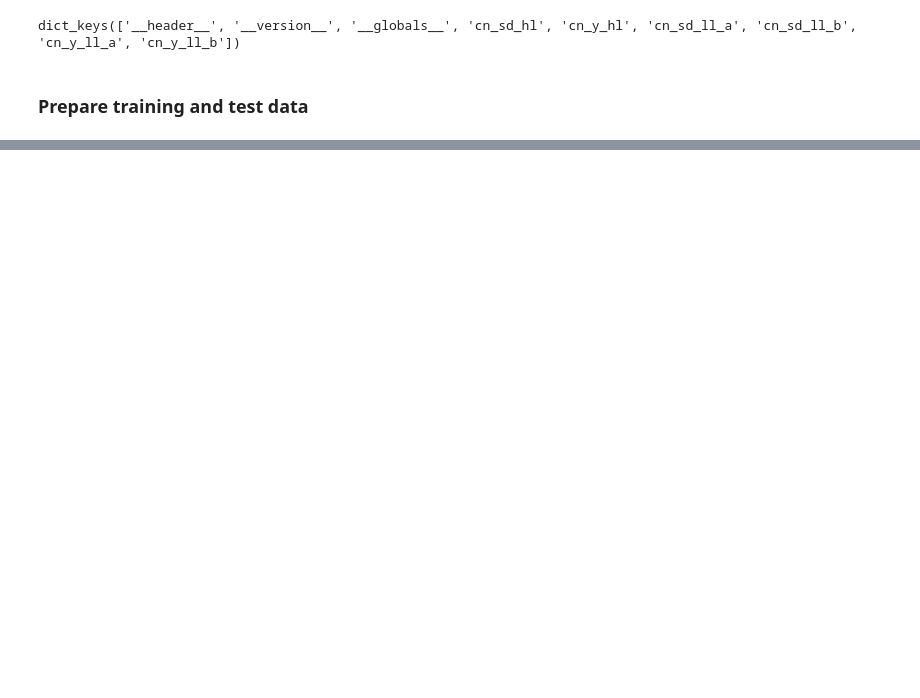
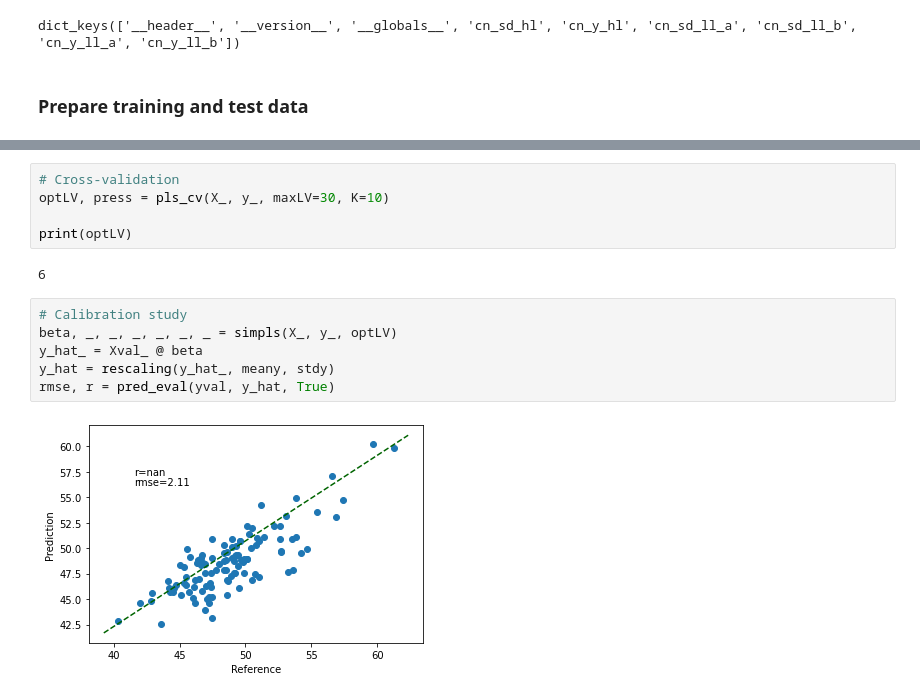
Before and after one commit to matsunori39/Small-Data-Analysis-and-Machine-Learning, a Jupyter notebook: Small_Data_Analysis_and_Machine_Learning.ipynb, the cells around one changed output, grey strips where cells are left out. Saved outputs shown, nothing was run; the diff lists cells and outputs as text; blank space fills up the shorter version.

```diff
--- a/Small_Data_Analysis_and_Machine_Learning.ipynb
+++ b/Small_Data_Analysis_and_Machine_Learning.ipynb
@@ -987,0 +1067,15 @@ import numpy as np
+# %%
+# Cross-validation
+optLV, press = pls_cv(X_, y_, maxLV=30, K=10)
+
+print(optLV)
+# %% [output]
+6
+# %%
+# Calibration study
+beta, _, _, _, _, _, _ = simpls(X_, y_, optLV)
+y_hat_ = Xval_ @ beta
+y_hat = rescaling(y_hat_, meany, stdy)
+rmse, r = pred_eval(yval, y_hat, True)
+# %% [output]
+[figure, added]
```
Also changed, not shown: parts of 12 cells of this notebook.
